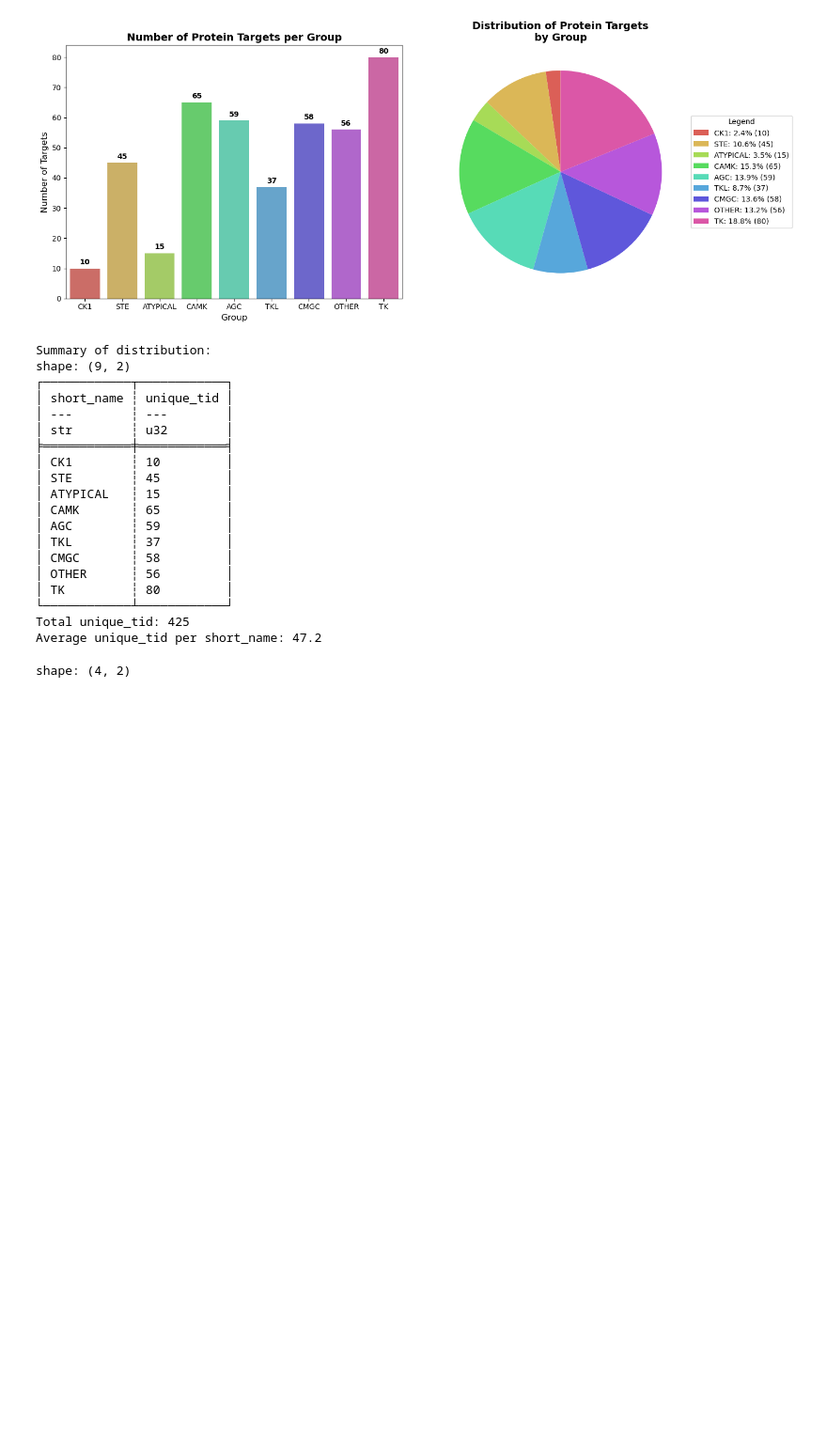
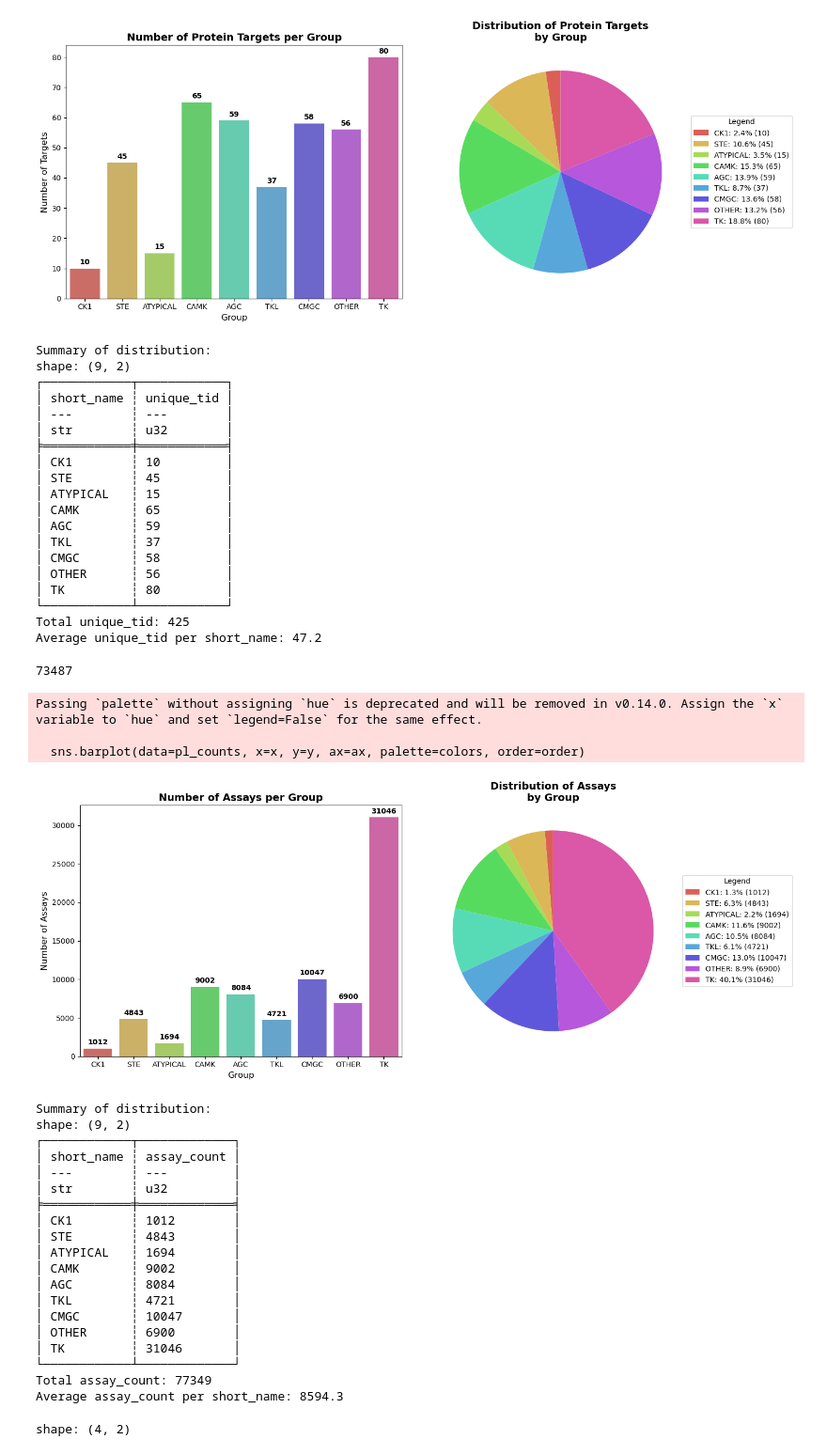
Before and after one commit to Jack-42/ligandActivityAnalysis, a Jupyter notebook: notebooks/exploratory_analysis.ipynb, the cells around one changed output. Shown at 94% size. Cells and saved outputs as stored; diff of their text form; code cells hidden in the pictures; blank space fills up the shorter version.

Commit message:
add assays per group

```diff
--- a/notebooks/exploratory_analysis.ipynb
+++ b/notebooks/exploratory_analysis.ipynb
@@ -380,6 +380,49 @@ shape: (9, 2)
 └────────────┴────────────┘
 Total unique_tid: 425
 Average unique_tid per short_name: 47.2
+# %%
+assay_df["assay_id"].n_unique()
+# %% [output]
+73487
+# %%
+# number of assays per group
+tdf = target_cluster_df.join(assay_df["tid"].value_counts(), on="tid")
+bar_title = "Number of Assays per Group"
+pie_title = "Distribution of Assays\nby Group"
+x = "short_name"
+y = "assay_count"
+xlabel = "Group"
+ylabel = "Number of Assays"
+target_counts = (tdf
+                .group_by(x)
+                .agg(pl.col('count').sum().alias('assay_count'))
+                .sort(x))
+# note that the sum may be larger than total N of assays bc some targets have multiple classifications
+pie_bar_plot(target_counts, x, y, bar_title, pie_title, xlabel, ylabel, order=cluster_order)
+# %% [output]
+Passing `palette` without assigning `hue` is deprecated and will be removed in v0.14.0. Assign the `x` variable to `hue` and set `legend=False` for the same effect.
+
+  sns.barplot(data=pl_counts, x=x, y=y, ax=ax, palette=colors, order=order)
+[figure, added]
+Summary of distribution:
+shape: (9, 2)
+┌────────────┬─────────────┐
+│ short_name ┆ assay_count │
+│ ---        ┆ ---         │
+│ str        ┆ u32         │
+╞════════════╪═════════════╡
+│ CK1        ┆ 1012        │
+│ STE        ┆ 4843        │
+│ ATYPICAL   ┆ 1694        │
+│ CAMK       ┆ 9002        │
+│ AGC        ┆ 8084        │
+│ TKL        ┆ 4721        │
+│ CMGC       ┆ 10047       │
+│ OTHER      ┆ 6900        │
+│ TK         ┆ 31046       │
+└────────────┴─────────────┘
+Total assay_count: 77349
+Average assay_count per short_name: 8594.3
 # %%
 target_df = pl.read_csv(os.path.join(DATA_DIR, "targets/target_info.tsv"), separator="\t", columns=["accession", "protein_class_id", "tid"])
 tfam_df = target_df.join(family_info_df, on="protein_class_id")
```
Also changed, not shown: parts of 3 cells of this notebook.
